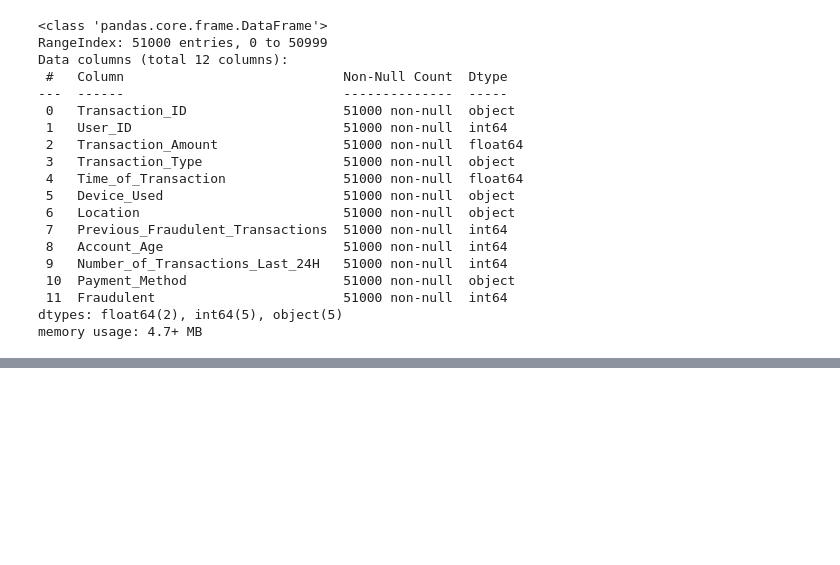
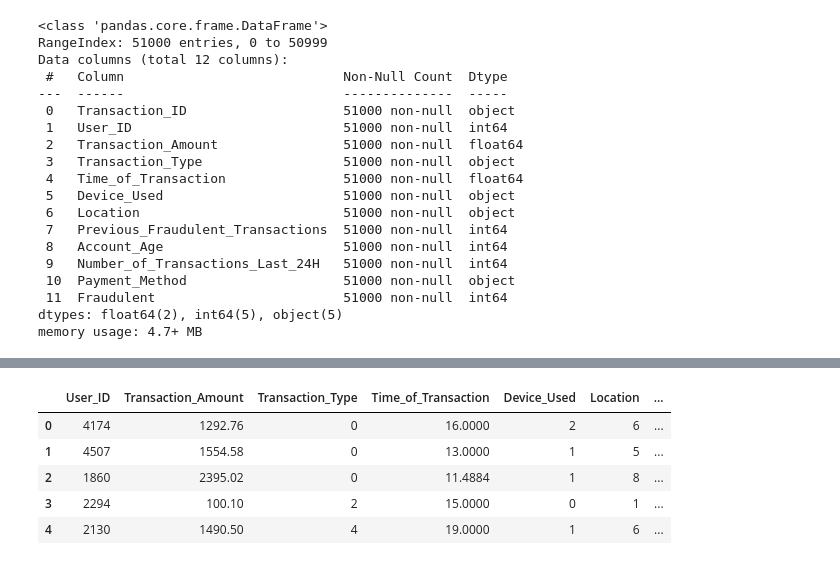
Before and after one commit to DasoTD/Fraud-Detection-ML, a Jupyter notebook: Fraud_Detection.ipynb, the cells around one changed output, grey strips where cells are left out. Cells and saved outputs as stored; diff of their text form; code cells hidden in the pictures; blank space fills up the shorter version.

```diff
--- a/Fraud_Detection.ipynb
+++ b/Fraud_Detection.ipynb
@@ -172,0 +222,9 @@ memory usage: 4.7+ MB
+# %%
+fraud_eda.head()
+# %% [output]
+|  | User_ID | Transaction_Amount | Transaction_Type | Time_of_Transaction | Device_Used | Location | ... |
+| 0 | 4174 | 1292.76 | 0 | 16.0000 | 2 | 6 | ... |
+| 1 | 4507 | 1554.58 | 0 | 13.0000 | 1 | 5 | ... |
+| 2 | 1860 | 2395.02 | 0 | 11.4884 | 1 | 8 | ... |
+| 3 | 2294 | 100.10 | 2 | 15.0000 | 0 | 1 | ... |
+| 4 | 2130 | 1490.50 | 4 | 19.0000 | 1 | 6 | ... |
```
Also changed, not shown: parts of 5 cells of this notebook.
